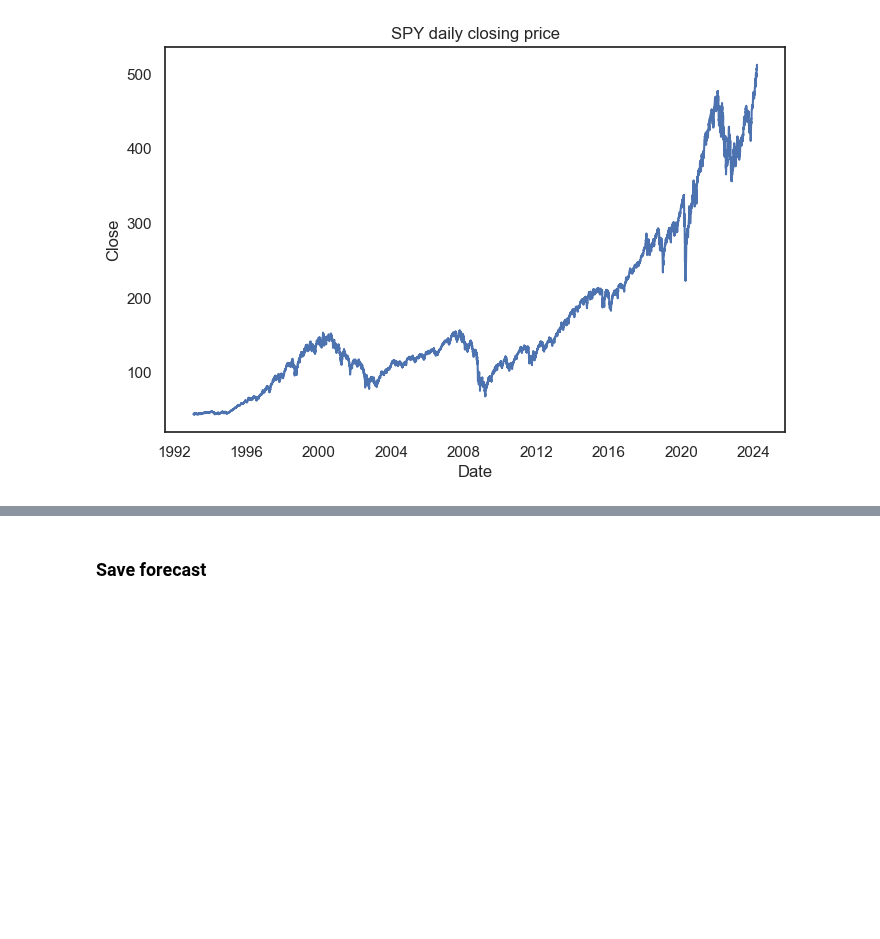
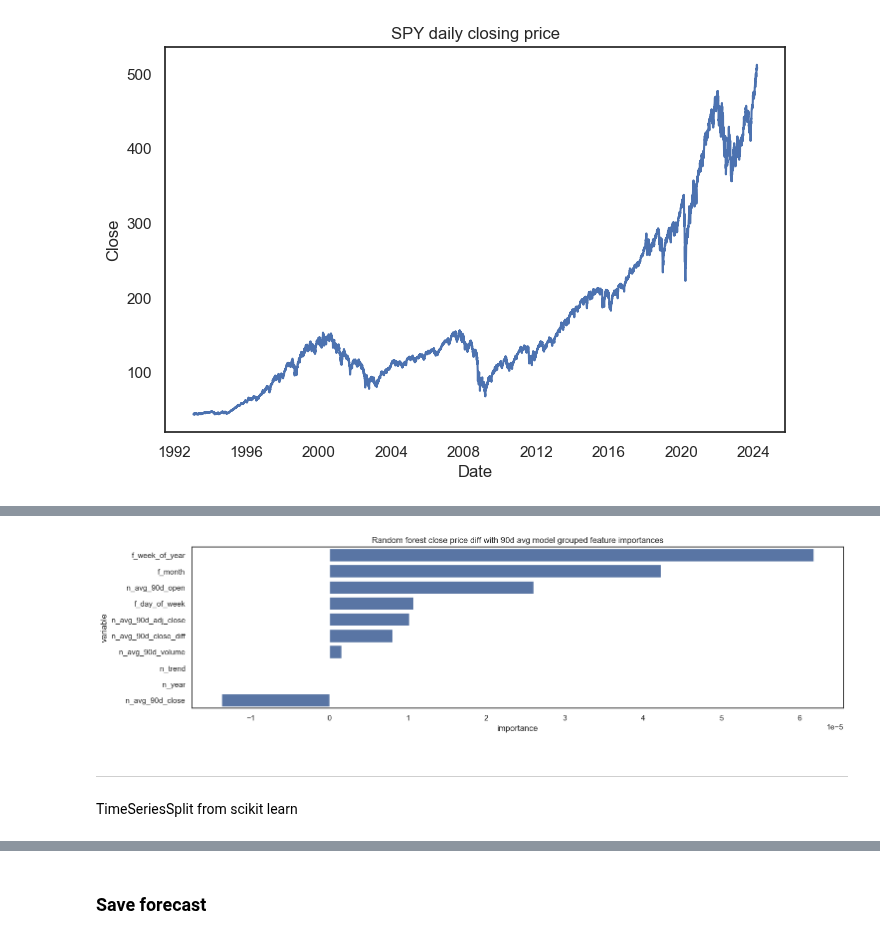
Before and after one commit to viethngn/Data_Analysis_3_ECBS5171, a Jupyter notebook: extra_assignment/extra_assignment_viethngn.ipynb, the cells around one changed output, grey strips where cells are left out. Cells and saved outputs as stored; diff of their text form; code cells hidden in the pictures; blank space fills up the shorter version.

```diff
--- a/extra_assignment/extra_assignment_viethngn.ipynb
+++ b/extra_assignment/extra_assignment_viethngn.ipynb
@@ -82,0 +182,13 @@ close_diff_heatmap
+# %%
+from sklearn.compose import ColumnTransformer
+from sklearn.preprocessing import OneHotEncoder
+
+# building preprocessing for pipeline
+categorical_encoder = OneHotEncoder(handle_unknown="ignore")
+
+preprocessing = ColumnTransformer(
+    [
+        ("cat", categorical_encoder, categorical_columns),
+        ("num", "passthrough", numerical_columns),
+    ]
+)
@@ -82,0 +367,4 @@ close_diff_heatmap
+# %%
+# split data for train, test and holdout
+holdout_set = df_spy[(df_spy.n_year > cut_off_year)]
+training_set = df_spy[(df_spy.n_year <= cut_off_year)]
@@ -82,0 +381,2 @@ close_diff_heatmap
+# %%
+numerical_columns2 = ['n_avg_90d_open', 'n_avg_90d_high', 'n_avg_90d_low', 'n_avg_90d_close', 'n_avg_90d_adj_close', 'n_avg_90d_volume', 'n_avg_90d_close_diff', 'n_trend', 'n_year']
@@ -82,0 +537,32 @@ close_diff_heatmap
+# %%
+from sklearn.inspection import permutation_importance
+
+# predict with the holdout set and calculate the variable importance for RF
+rf_result = permutation_importance(
+    rf_pipe4,
+    holdout_set[numerical_columns2 + categorical_columns],
+    holdout_set.next_day_closing_price_diff,
+    n_repeats=10,
+    random_state=42,
+    # scoring="neg_root_mean_squared_error"
+)
+df_rf_grouped_var_imp = (pd.DataFrame(
+    rf_result.importances_mean,
+    numerical_columns2 + categorical_columns)
+                         .sort_values(by=0, ascending=False)
+                         .reset_index()
+                         .rename(columns={'index': 'variable', 0: 'imp'}))
+df_rf_grouped_var_imp['cumulative_imp'] = df_rf_grouped_var_imp.imp.cumsum()
+df_rf_grouped_var_imp = df_rf_grouped_var_imp.sort_values(by='imp', ascending=False)
+sns.set(style="white")
+diag_fig, ax1= plt.subplots(figsize=(15,4), layout="constrained")
+rf_fig = sns.barplot(
+    data = df_rf_grouped_var_imp.iloc[0:10],
+    x="imp", y="variable", ax=ax1)
+rf_fig.set(title='Random forest close price diff with 90d avg model grouped feature importances', xlabel="importance", ylabel="variable")
+diag_fig.show()
+# %% [output]
+[figure, added]
+# %% [markdown]
+_____
+TimeSeriesSplit from scikit learn
```
Also changed, not shown: parts of 40 cells of this notebook, 1 other file.
